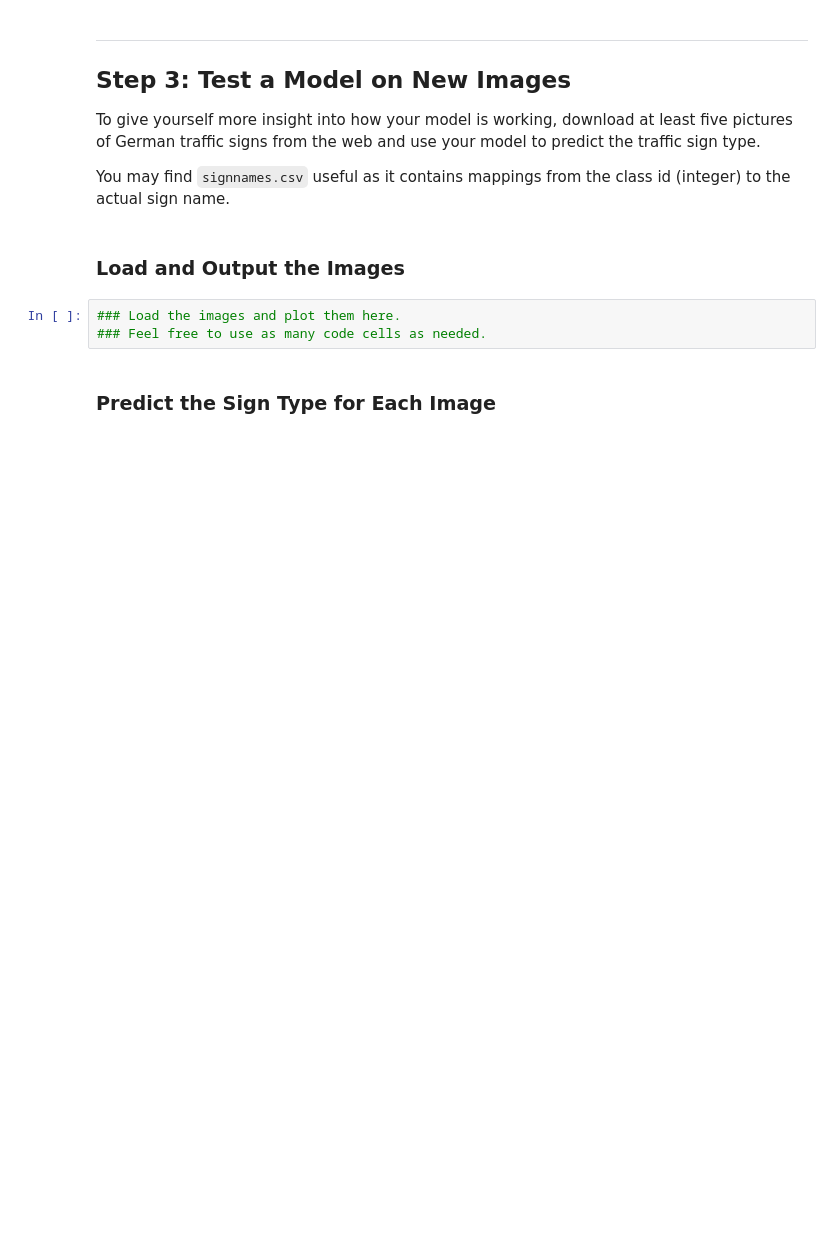
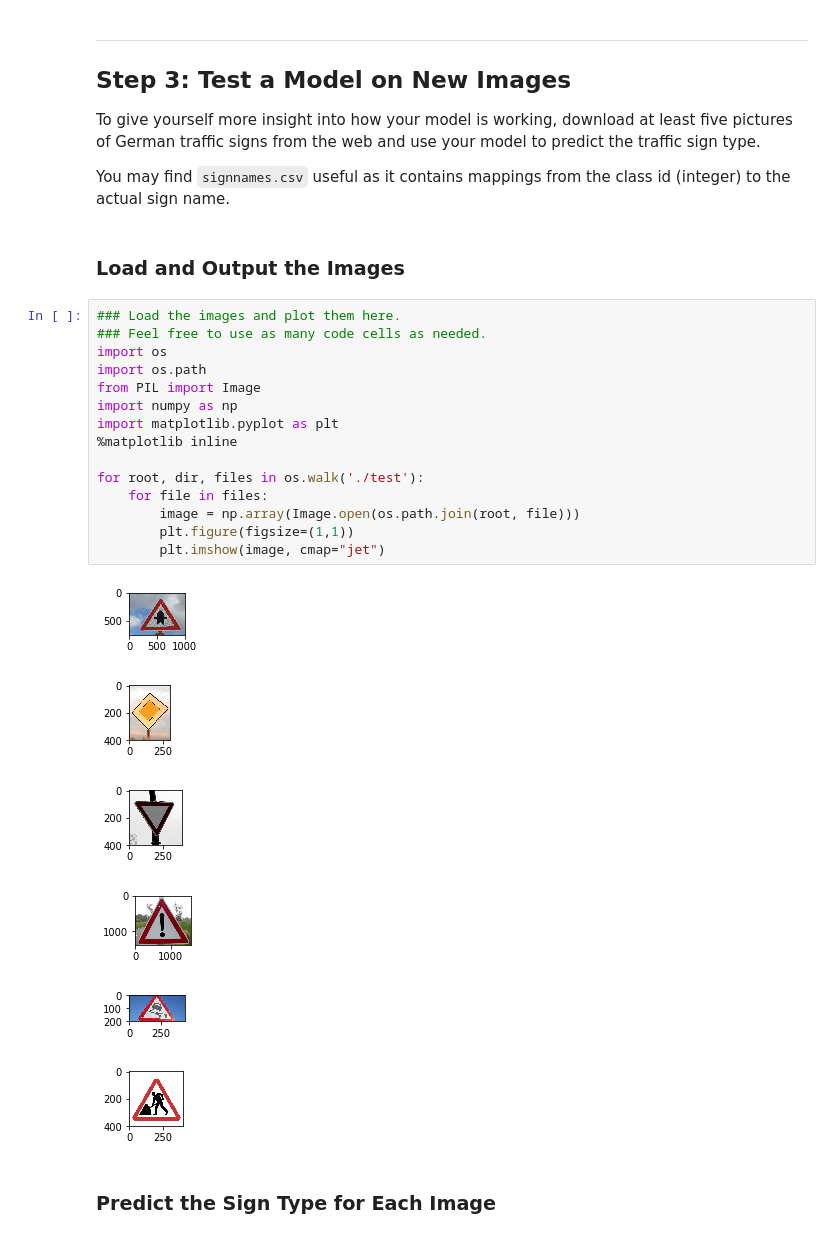
Before and after one commit to mille-printemps/sdc-term1-project2-traffic-sign-classifier, a Jupyter notebook: Traffic_Sign_Classifier.ipynb, the cells around one changed output. Drawn from its saved outputs; the diff is of its cells as text; blank space fills up the shorter version.

```diff
--- a/Traffic_Sign_Classifier.ipynb
+++ b/Traffic_Sign_Classifier.ipynb
@@ -337,9 +332,28 @@ To give yourself more insight into how your model is working, download at least
 You may find `signnames.csv` useful as it contains mappings from the class id (integer) to the actual sign name.
 # %% [markdown]
 ### Load and Output the Images
-# %%
-### Load the images and plot them here.
-### Feel free to use as many code cells as needed.
+# %%
+### Load the images and plot them here.
+### Feel free to use as many code cells as needed.
+import os
+import os.path
+from PIL import Image
+import numpy as np
+import matplotlib.pyplot as plt
+%matplotlib inline
+
+for root, dir, files in os.walk('./test'):
+    for file in files:
+        image = np.array(Image.open(os.path.join(root, file)))
+        plt.figure(figsize=(1,1))
+        plt.imshow(image, cmap="jet")
+# %% [output]
+[figure, added]
+[figure, added]
+[figure, added]
+[figure, added]
+[figure, added]
+[figure, added]
 # %% [markdown]
 ### Predict the Sign Type for Each Image
 # %%
```
Also changed, not shown: parts of 5 cells of this notebook, 6 other files.
